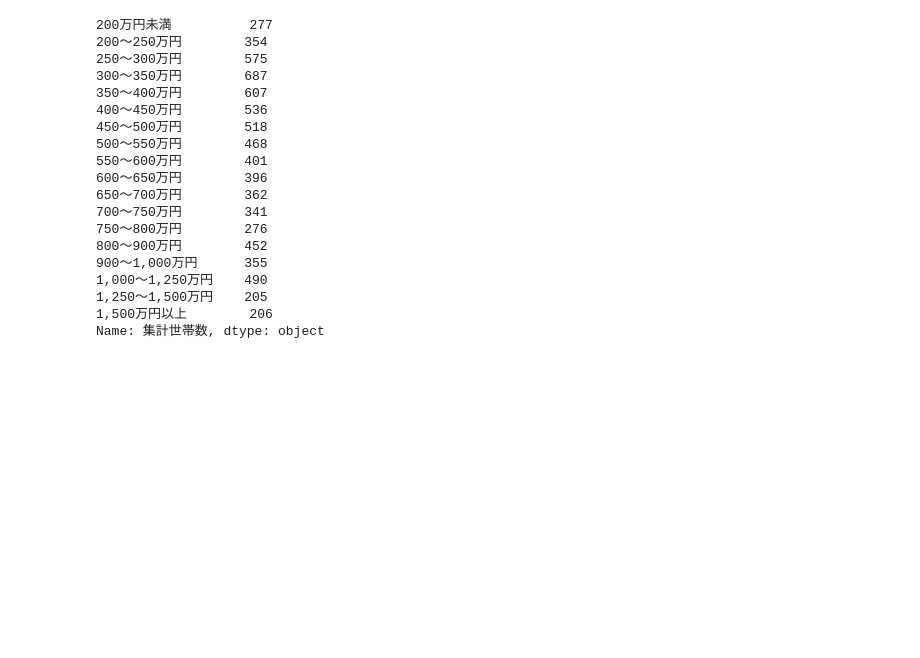
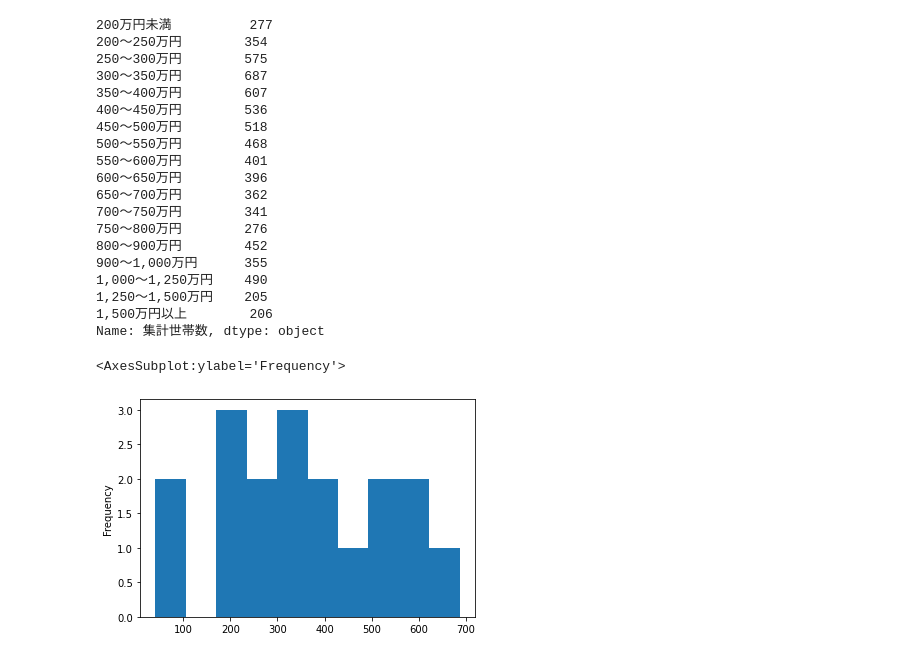
Before and after one commit to kiyoyoki/DataScienceSkillApprentice, a Jupyter notebook: Histogram.ipynb, the cells around one changed output. Drawn from its saved outputs; the diff is of its cells as text; code cells hidden in the pictures; blank space fills up the shorter version.

```diff
--- a/Histogram.ipynb
+++ b/Histogram.ipynb
@@ -123 +131,9 @@ Name: 集計世帯数, dtype: object
+# %%
+# 既に階級幅も決められていて集計済みなので，
+# そのままヒストグラムの関数に突っ込むと誤った扱いをされる
+
+income_df.plot.hist()
+# %% [output]
+<AxesSubplot:ylabel='Frequency'>
+[figure, added]
 # %%
```
Also changed, not shown: parts of 5 cells of this notebook, 1 other file.
